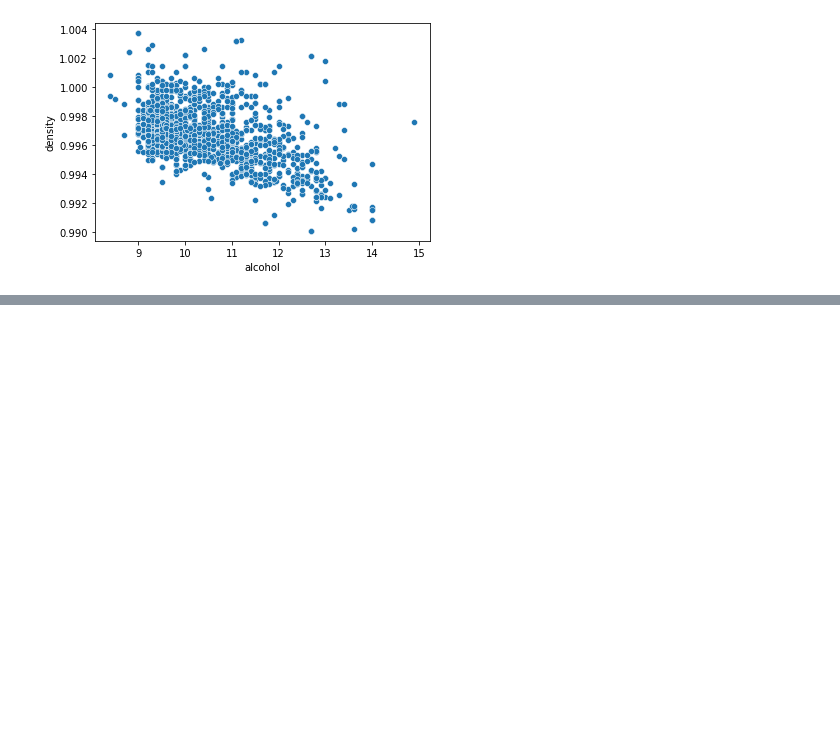
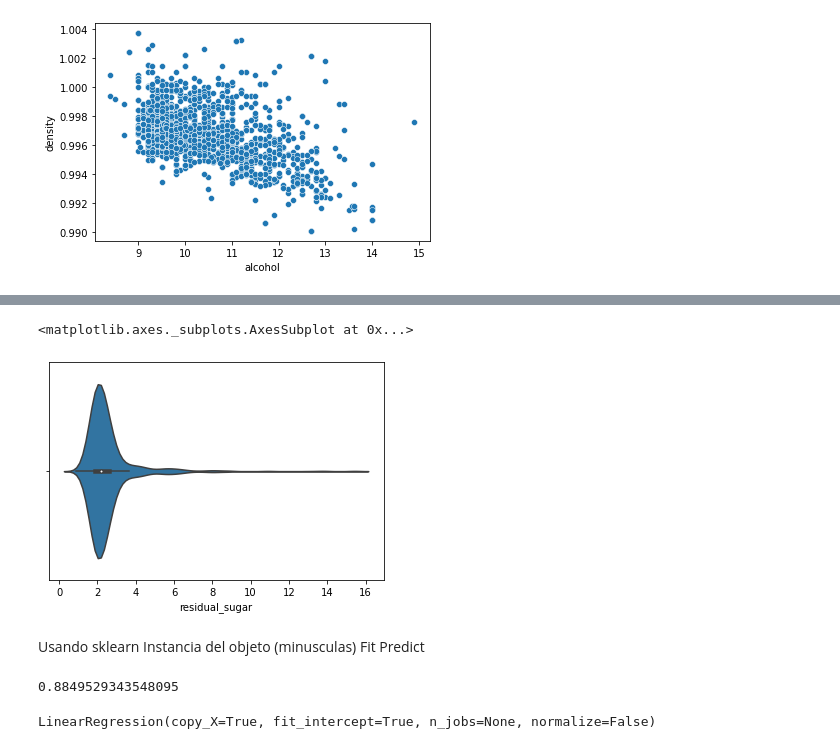
Before and after one commit to AngelicaDC/BEDUpython, a Jupyter notebook: Sesion-04/Reto-01coeficiente_de_pearson.ipynb, the cells around one changed output, grey strips where cells are left out. Saved outputs shown, nothing was run; the diff lists cells and outputs as text; code cells hidden in the pictures; blank space fills up the shorter version.

```diff
--- a/Sesion-04/Reto-01coeficiente_de_pearson.ipynb
+++ b/Sesion-04/Reto-01coeficiente_de_pearson.ipynb
@@ -166,0 +193,22 @@ sns.scatterplot(x=df_vino["alcohol"], y=df_vino["density"])
+# %%
+sns.violinplot(df_vino["residual_sugar"])
+# %% [output]
+<matplotlib.axes._subplots.AxesSubplot at 0x...>
+[figure, added]
+# %% [markdown]
+Usando sklearn
+Instancia del objeto (minusculas)
+Fit
+Predict
+# %%
+serie_1 = pd.Series([1, 2, 3, 4, 5, 6, 7, 8, 9, 10, 11, 12, 13, 14, 15, 16, 17, 18, 19, 20, 21, 22, 23, 24, 25, 26, 27, 28, 29, 30])
+serie_2 = pd.Series([2, 1, 7.8, 3, 19, 10, 14.7, 18, 19.3, 24.5, 20.5, 21, 23.8, 34.4, 18, 48.3, 32.7, 34, 41, 30.3, 20, 32, 48, 29, 45, 53, 63, 43, 54, 48])
+serie_1.corr(serie_2)
+# %% [output]
+0.8849529343548095
+# %%
+linear_regression = LinearRegression() #Creando objeto de clase LinearRegression
+linear_regression.fit(serie_1.to_frame(), serie_2) #Entrenando al objeto con los datos
+#serie_1 variable independiente, serie_2 variable dependiente
+# %% [output]
+LinearRegression(copy_X=True, fit_intercept=True, n_jobs=None, normalize=False)
```
Also changed, not shown: parts of 6 cells of this notebook.
